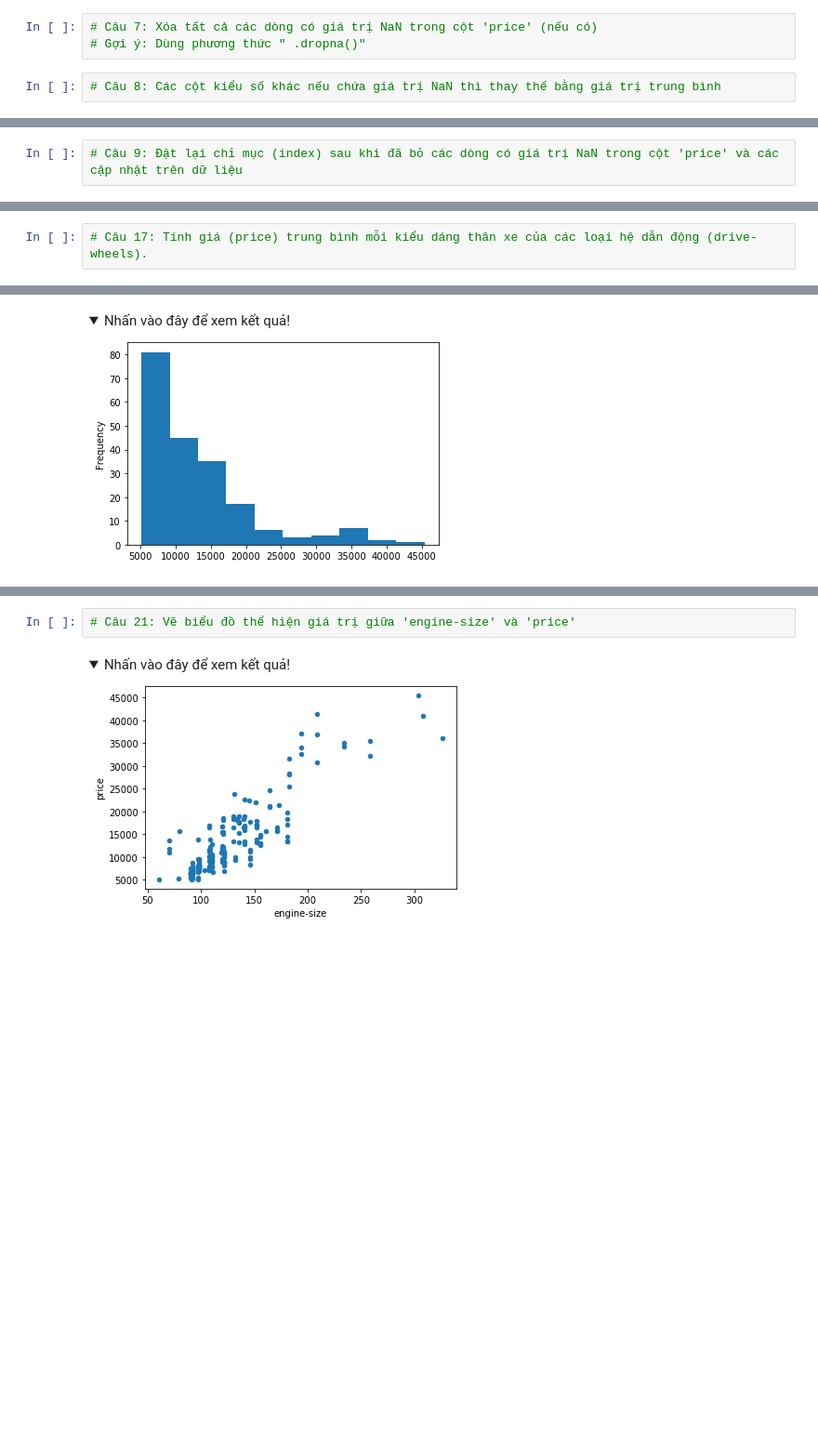
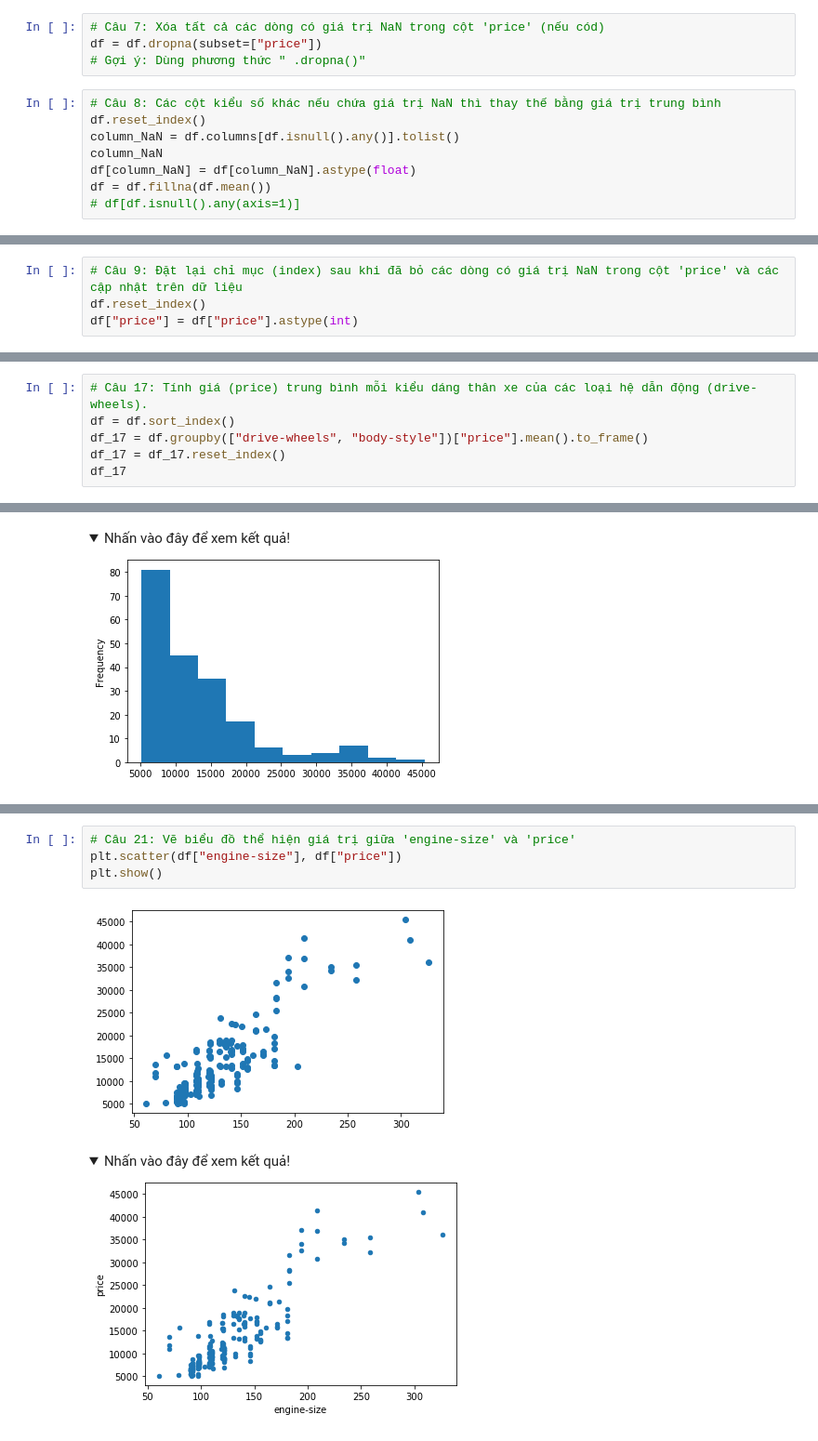
Before and after one commit to nguyennamphu/pythforml, a Jupyter notebook: Dataframe_Bai_lam_them_2 (Part 2).ipynb, the cells around one changed output, grey strips where cells are left out. Shown at 93% size. Saved outputs shown, nothing was run; the diff lists cells and outputs as text; folded sections open; blank space fills up the shorter version.

```diff
--- a/Dataframe_Bai_lam_them_2 (Part 2).ipynb
+++ b/Dataframe_Bai_lam_them_2 (Part 2).ipynb
@@ -919,10 +934,17 @@ df
 | 204 | volvo | gas | four | sedan | rwd | front | 109.1 | 188.8 | ... |
 205 rows × 19 columns
 # %%
-# Câu 7: Xóa tất cả các dòng có giá trị NaN trong cột 'price' (nếu có)
+# Câu 7: Xóa tất cả các dòng có giá trị NaN trong cột 'price' (nếu cód)
+df = df.dropna(subset=["price"])
 # Gợi ý: Dùng phương thức " .dropna()"
 # %%
 # Câu 8: Các cột kiểu số khác nếu chứa giá trị NaN thì thay thế bằng giá trị trung bình
+df.reset_index()
+column_NaN = df.columns[df.isnull().any()].tolist()
+column_NaN
+df[column_NaN] = df[column_NaN].astype(float)
+df = df.fillna(df.mean())
+# df[df.isnull().any(axis=1)]
 # %% [markdown]
 <details>
   <summary>Nhấn vào đây để xem kết quả!</summary>
@@ -1195,5 +1217,7 @@ df
 ### Phần 2 :Thống kê - gom nhóm dữ liệu
 # %%
 # Câu 9: Đặt lại chỉ mục (index) sau khi đã bỏ các dòng có giá trị NaN trong cột 'price' và các cập nhật trên dữ liệu
+df.reset_index()
+df["price"] = df["price"].astype(int)
 # %%
 # Câu 10: In thông tin thống kê chung của df
@@ -1640,3 +1712,7 @@ df
 </details>
 # %%
 # Câu 17: Tính giá (price) trung bình mỗi kiểu dáng thân xe của các loại hệ dẫn động (drive-wheels).
+df = df.sort_index()
+df_17 = df.groupby(["drive-wheels", "body-style"])["price"].mean().to_frame()
+df_17 = df_17.reset_index()
+df_17
@@ -2092,6 +2212,10 @@ df
 </details>
 # %%
 # Câu 21: Vẽ biểu đồ thể hiện giá trị giữa 'engine-size' và 'price'
+plt.scatter(df["engine-size"], df["price"])
+plt.show()
+# %% [output]
+[figure, added]
 # %% [markdown]
 <details>
   <summary>Nhấn vào đây để xem kết quả!</summary>
```
Also changed, not shown: parts of 13 cells of this notebook.
